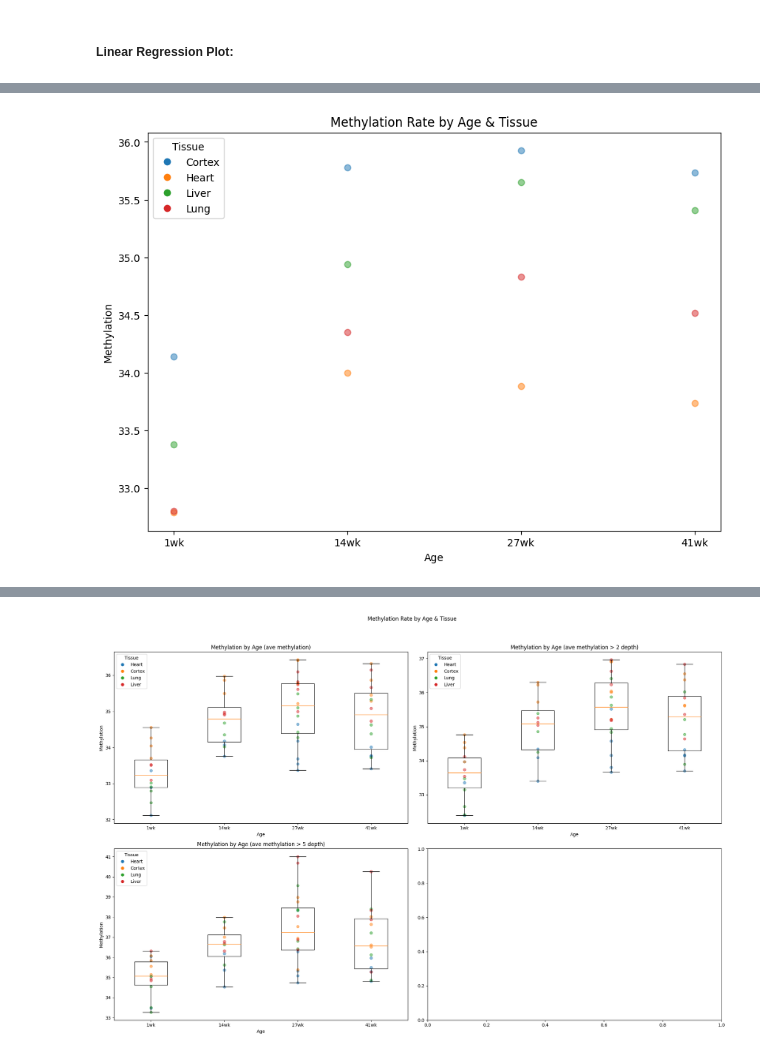
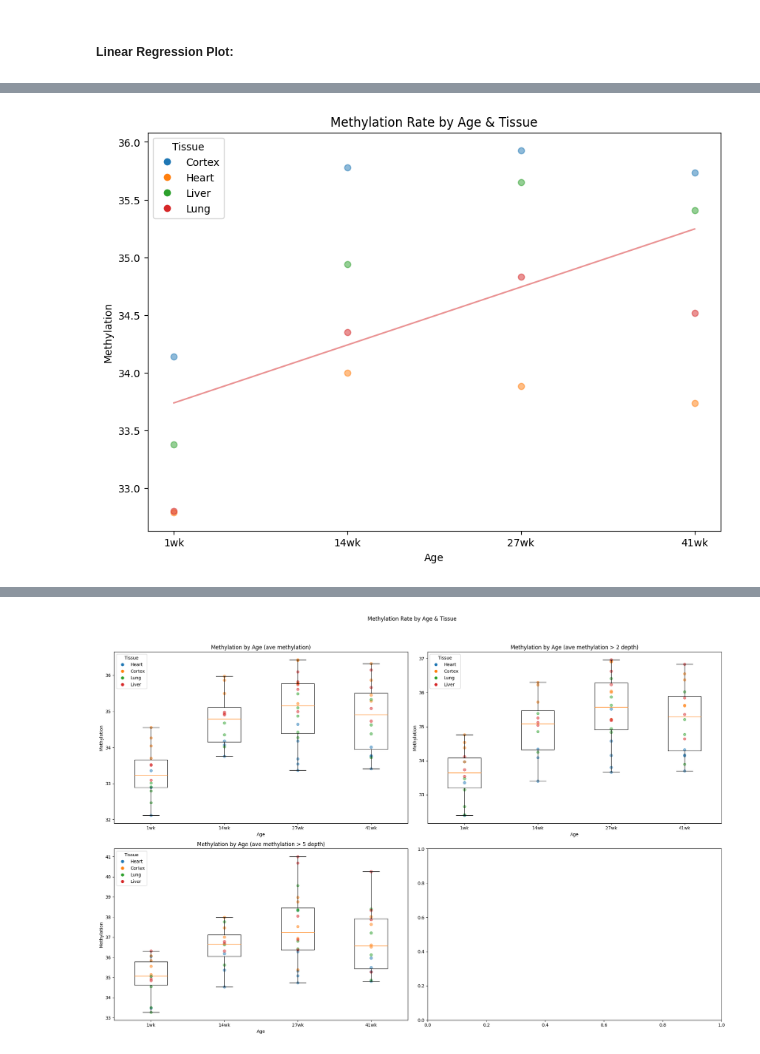
Before and after one commit to hunterDRuebsamen/Bioinformatic_Lab-1, a Jupyter notebook: methyl_analysis.ipynb, the cells around one changed output, grey strips where cells are left out. Cells and saved outputs as stored; diff of their text form; code cells hidden in the pictures.

Commit message:
Added Linear Regression to Scatter Graph

```diff
--- a/methyl_analysis.ipynb
+++ b/methyl_analysis.ipynb
@@ -233,19 +251,2 @@ plt.show();
 # %% [markdown]
 ##### **Linear Regression Plot**:
-# %%
-# First we need to group by 'age' and 'tissue' and calculate the average 'ave_methylation'
-grouped_df = df.groupby(['age', 'tissue']).agg({'ave methylation': 'mean'}).reset_index()
-
-
-# let's convert the 'age' column to a sortable integer column.
-grouped_df['age_int'] = grouped_df['age'].str.replace('wk', '').astype(int)
-
-# Now let's sort the DataFrame by this new 'age_int' column.
-grouped_df = grouped_df.sort_values(by='age_int')
-
-# If you want to drop the 'age_int' column after sorting, you can do so.
-grouped_df.drop('age_int', axis=1, inplace=True)
-
-# Now df_sorted is sorted by age in the order you specified.
-
-grouped_df
@@ -270,35 +335,39 @@ grouped_df
 # %%
-# Setup overall figure and add a single plot to it
-fig = plt.figure(figsize =(10, 7))
-ax = fig.add_subplot()
+def functionOne():
 
-# Group and Prepare dataframe to be graphed
+    # Setup overall figure and add a single plot to it
+    fig = plt.figure(figsize =(10, 7))
+    ax = fig.add_subplot()
 
+    for i, age in enumerate(age_list):
+        for tissue in unique_tissues:
+            ave_methyl = grouped_df[(grouped_df['tissue'] == tissue) & (grouped_df['age'] == age)]['ave methylation'].values[0]
+            ax.scatter(i+1, ave_methyl, color=color_map[tissue], alpha=0.5)
 
-# Get the methylation rate for per every Age and Tissue
-for i, age in enumerate(age_list):
+    X = np.array([age_numeric[age] for age in tissue_df['age']]).reshape(-1, 1)
+    y = grouped_df['ave methylation'].values.reshape(4, 4).mean(axis=1)
+    model = LinearRegression().fit(X, y)
+    y_pred = model.predict(X)
+    ax.plot([age_numeric[age] for age in age_list], y_pred, color=color_map[tissue], alpha=0.5)
 
-    for tissue in unique_tissues:
-        ave_methyl = grouped_df[(grouped_df['tissue'] == tissue) & (grouped_df['age'] == age)]['ave methylation'].values[0]
-        ax.scatter(i+1, ave_methyl, color=color_map[tissue], alpha=0.5)
+    # Set x-axis labels
+    ax.set_xticks(range(1, len(age_list)+1))
+    ax.set_xticklabels(age_list)
 
+    # Set labels and title
+    ax.set_xlabel('Age')
+    ax.set_ylabel('Methylation')
+    ax.set_title('Methylation by Age')
 
-# Set x-axis labels
-ax.set_xticks(range(1, len(age_list)+1))
-ax.set_xticklabels(age_list)
+    # Create custom legend for tissues
+    ax.legend(handles=[plt.Line2D([0], [0], marker='o', color=color_map[tissue], linestyle='') for tissue in unique_tissues],
+            labels=list(unique_tissues))
 
-# Set labels and title
-ax.set_xlabel('Age')
-ax.set_ylabel('Methylation')
-ax.set_title('Methylation by Age')
+    plt.legend(scatter_labels, unique_tissues, title='Tissue')
+    # Label Overall Figure and Display
+    plt.title('Methylation Rate by Age & Tissue')
+    plt.show()
 
-# Create custom legend for tissues
-ax.legend(handles=[plt.Line2D([0], [0], marker='o', color=color_map[tissue], linestyle='') for tissue in unique_tissues],
-          labels=list(unique_tissues))
-
-plt.legend(scatter_labels, unique_tissues, title='Tissue')
-# Label Overall Figure and Display
-plt.title('Methylation Rate by Age & Tissue')
-plt.show();
+functionOne()
 # %% [output]
-[figure, old version]
+[figure, new version]
```
Also changed, not shown: parts of 15 cells of this notebook.
